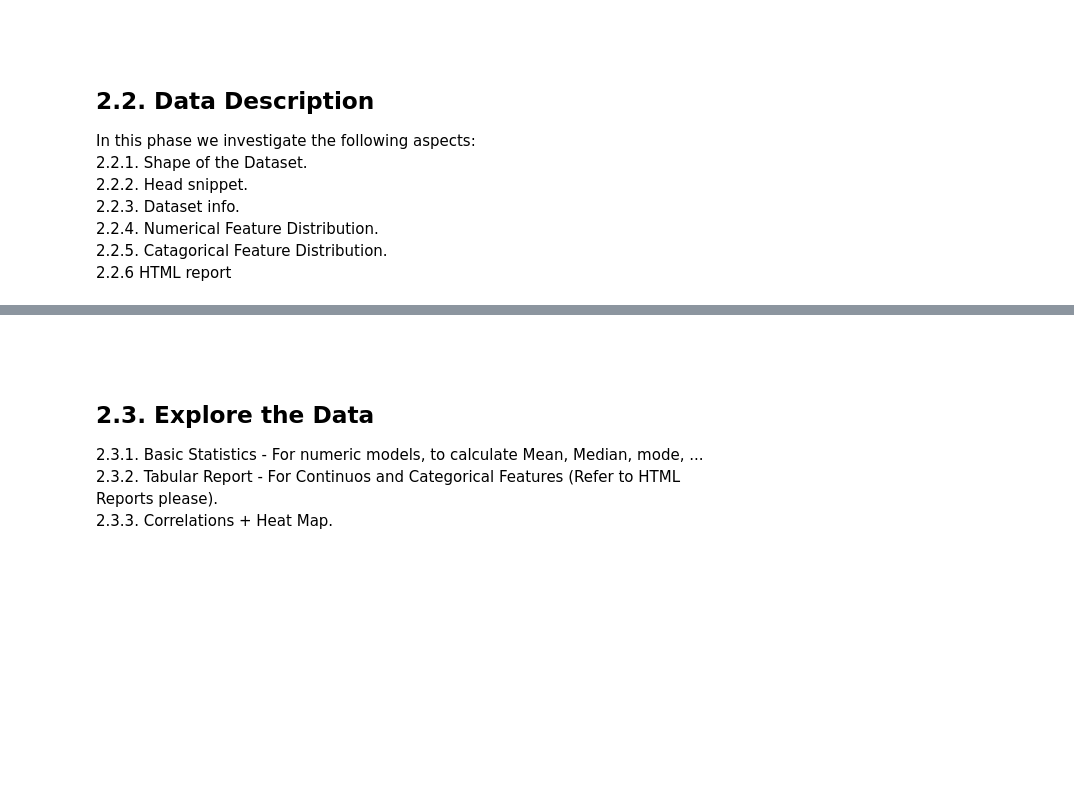
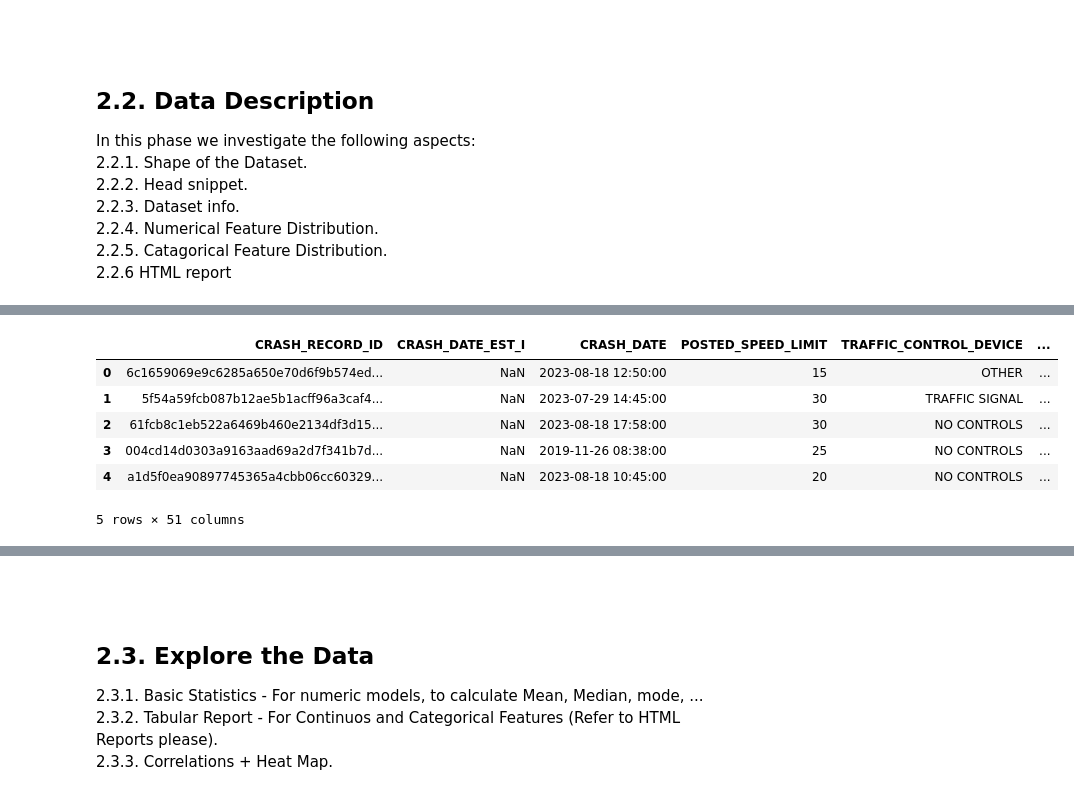
Before and after one commit to mm-khiet/project_dal, a Jupyter notebook: injury_prediction.ipynb, the cells around one changed output, grey strips where cells are left out. Cells and saved outputs as stored; diff of their text form; code cells hidden in the pictures; blank space fills up the shorter version.

```diff
--- a/injury_prediction.ipynb
+++ b/injury_prediction.ipynb
@@ -294,10 +378,18 @@ get_dataset_shape(df)
 # %%
 # 2.2.2. Head snippet
 
 def get_dataset_head(df):
-    df.head()
+    return df.head()
 
 get_dataset_head(df)
+# %% [output]
+|  | CRASH_RECORD_ID | CRASH_DATE_EST_I | CRASH_DATE | POSTED_SPEED_LIMIT | TRAFFIC_CONTROL_DEVICE | ... |
+| 0 | 6c1659069e9c6285a650e70d6f9b574ed... | NaN | 2023-08-18 12:50:00 | 15 | OTHER | ... |
+| 1 | 5f54a59fcb087b12ae5b1acff96a3caf4... | NaN | 2023-07-29 14:45:00 | 30 | TRAFFIC SIGNAL | ... |
+| 2 | 61fcb8c1eb522a6469b460e2134df3d15... | NaN | 2023-08-18 17:58:00 | 30 | NO CONTROLS | ... |
+| 3 | 004cd14d0303a9163aad69a2d7f341b7d... | NaN | 2019-11-26 08:38:00 | 25 | NO CONTROLS | ... |
+| 4 | a1d5f0ea90897745365a4cbb06cc60329... | NaN | 2023-08-18 10:45:00 | 20 | NO CONTROLS | ... |
+5 rows × 51 columns
 # %%
 # 2.2.3. Dataset info
 
```
Also changed, not shown: parts of 40 cells of this notebook.
